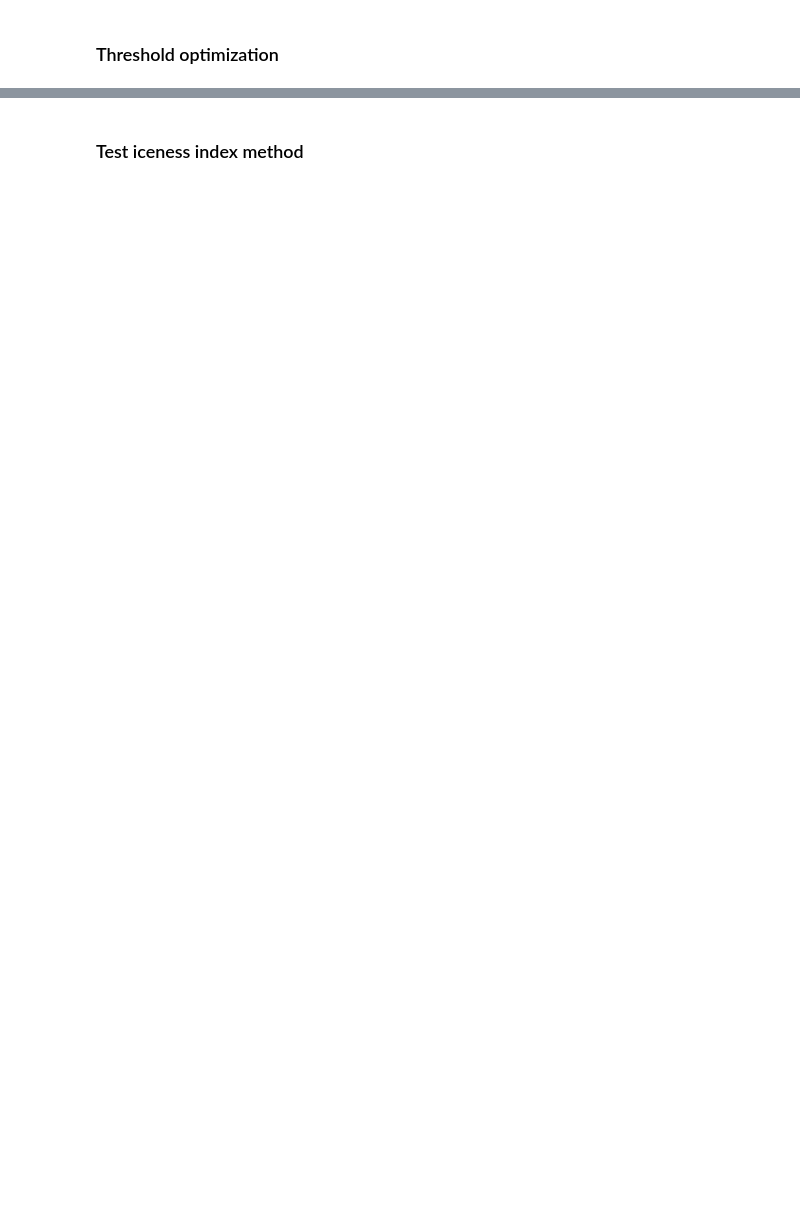
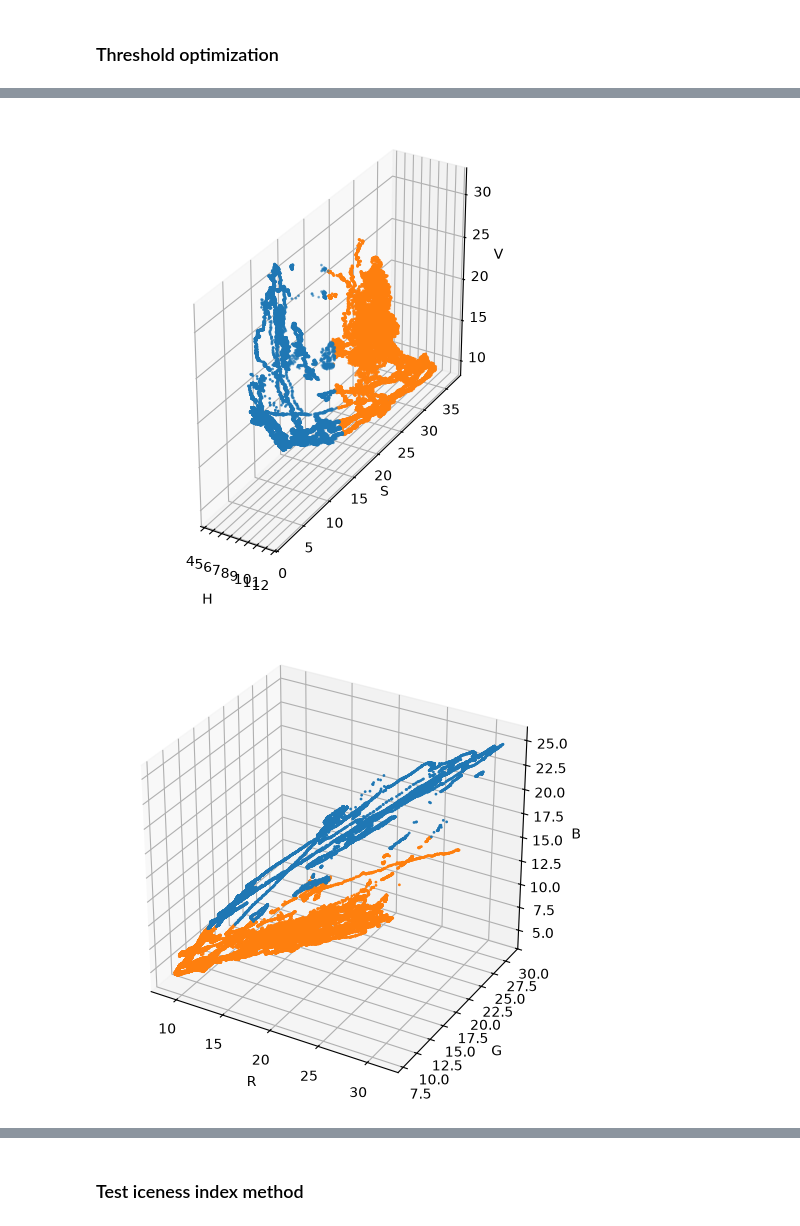
Before and after one commit to HarryYouAreAWizard/HelicopterIcing, a Jupyter notebook: Icing.ipynb, the cells around one changed output, grey strips where cells are left out. Drawn from its saved outputs; the diff is of its cells as text; code cells hidden in the pictures; blank space fills up the shorter version.

```diff
--- a/Icing.ipynb
+++ b/Icing.ipynb
@@ -129,0 +241,36 @@ NameError: name 'stop' is not defined
+# %%
+labels = HSV_variations[variation] > optimal_thresholds[variation]
+
+fig = plt.figure()
+ax = fig.add_subplot(projection="3d")
+ax.scatter(H[labels==0],
+           S[labels==0],
+           V[labels==0],
+           s=1)
+ax.scatter(H[labels==1],
+           S[labels==1],
+           V[labels==1],
+           s=1)
+ax.set_xlabel('H')
+ax.set_ylabel('S')
+ax.set_zlabel('V')
+ax.set_aspect("equal")
+fig.tight_layout()
+fig = plt.figure()
+ax = fig.add_subplot(projection="3d")
+ax.scatter(R[labels==0],
+           G[labels==0],
+           B[labels==0],
+           s=1)
+ax.scatter(R[labels==1],
+           G[labels==1],
+           B[labels==1],
+           s=1)
+ax.set_xlabel('R')
+ax.set_ylabel('G')
+ax.set_zlabel('B')
+ax.set_aspect("equal")
+fig.tight_layout()
+# %% [output]
+[figure, added]
+[figure, added]
```
Also changed, not shown: parts of 12 cells of this notebook, 4 other files.
